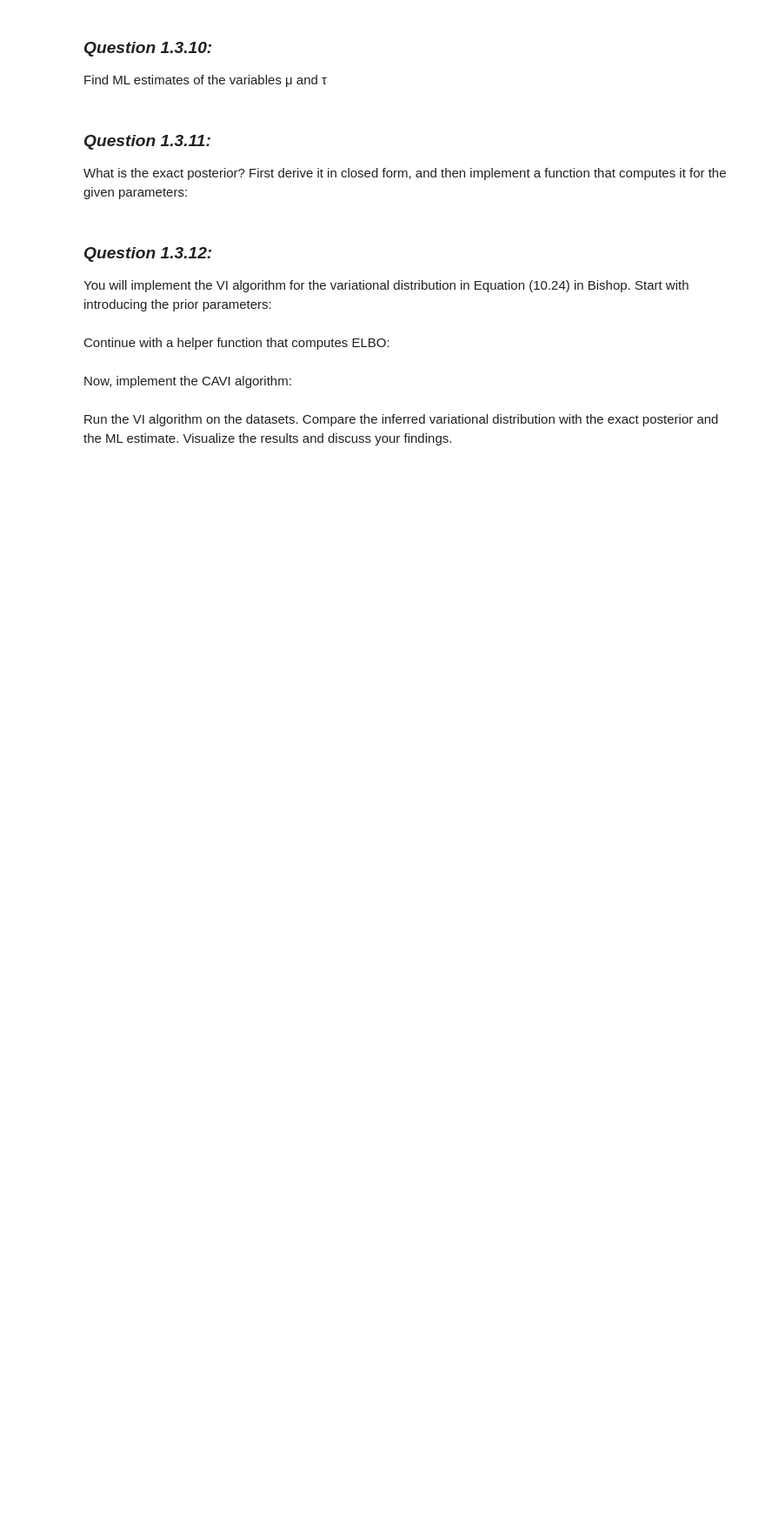
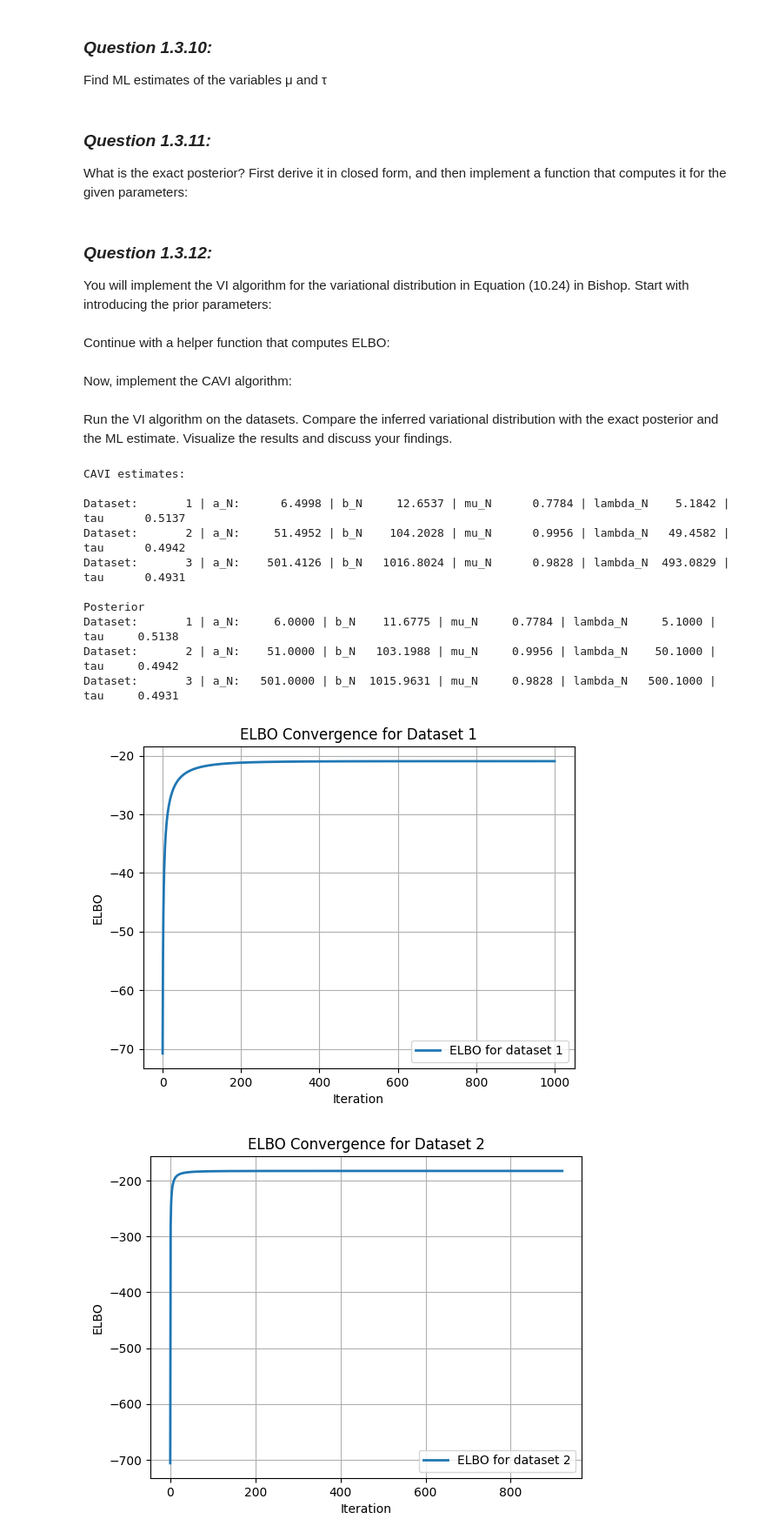
Before and after one commit to freds126/ML_avancerad, a Jupyter notebook: 1E-CAVI-HT25.ipynb, the cells around one changed output. Shown: that part at 87% size. Cells and saved outputs as stored; diff of their text form; code cells hidden in the pictures; blank space fills up the shorter version.

```diff
--- a/1E-CAVI-HT25.ipynb
+++ b/1E-CAVI-HT25.ipynb
@@ -72,8 +72,8 @@ def compute_exact_posterior(D, a_0, b_0, mu_0, lambda_0):
     N = len(D)
     a_N = a_0 + N/2
     b_N = b_0 + 1/2*(N*np.var(D) + lambda_0*N/(lambda_0 + N)*(np.mean(D) - mu_0)**2)
-    mu_N = (lambda_0*mu_o + N*np.mean(D))/(lambda_0 + N)
-    lambda_N = lambda_0 + N
+    mu_N = (lambda_0*mu_0 + N*np.mean(D))/(lambda_0 + N)
+    lambda_N = lambda_0 + N/2
     exact_post_dist_parameters = (a_N, b_N, mu_N, lambda_N)
 
     return exact_post_dist_parameters
@@ -154,7 +154,7 @@ Now, implement the CAVI algorithm:
 def CAVI(D, a_0, b_0, mu_0, lambda_0):
     # make an initial guess for the expected value of tau
     initial_guess_exp_tau = a_0 / b_0
-    MAX_ITER = 100
+    MAX_ITER = 1000
     step_size = 0.01
     tol = 1e-6
 
@@ -171,7 +171,7 @@ def CAVI(D, a_0, b_0, mu_0, lambda_0):
 
     elbo_after_init = compute_elbo(D, a_0, b_0, mu_0, lambda_0, a_N , b_N, mu_N, lambda_N)
     # Store output per iteration
-    elbo = [elbo_after_init]
+    elbos = [elbo_after_init]
 
     # CAVI iterations ...
     for i in range(MAX_ITER):
@@ -182,15 +182,15 @@ def CAVI(D, a_0, b_0, mu_0, lambda_0):
         a_star, b_star = update_q_tau(a_0, b_0, D, mu_N, lambda_N, mu_0, lambda_0)
         a_N += step_size * (a_star - a_N)
         b_N += step_size * (b_star - b_N)
-        elbo.append(compute_elbo(D, a_0, b_0, mu_0, lambda_0, a_N , b_N, mu_N, lambda_N))
+        elbos.append(compute_elbo(D, a_0, b_0, mu_0, lambda_0, a_N , b_N, mu_N, lambda_N))
 
         a_N_out.append(a_N)
         b_N_out.append(b_N)
         mu_N_out.append(mu_N)
         lambda_N__out.append(lambda_N)
 
-        #if i > 1 and np.abs(elbo[i] - elbo[i-1]) < tol:
-         #   break
+        if i > 1 and np.abs(elbos[i] - elbos[i-1]) < tol:
+            break
         # save ELBO for each iteration, plot them afterwards to show convergence
 
 
@@ -228,24 +228,70 @@ findings.
 # %%
 # Insert your main code here
 
 
 # Example flow for dataset_2:
   ##  mu_ml, tau_ml = ML_est(dataset_2)
   ##  a_N, b_N, mu_N, lambda_N, elbos = CAVI(dataset_2, a_0, b_0, mu_0, lambda_0)
   ##  plot elbos, show convergence
   ##  exact_post_dist_param = compute_exact_posterior(dataset_2, a_0, b_0, mu_0, lambda_0)
   ##  compare exact_post_dist with the CAVI result ( = q(a_N, b_N, mu_N, lambda_N) ) using for ex. contour plots, show also ML estimate on this plot
+
+# main code------------------------
+
 mu = 1
 tau = 0.5
+
+# prior parameters
+mu_0 = 1.0
+lambda_0 = 0.1
+a_0 = 1.0
+b_0 = 2.0
 
 dataset_1 = generate_data(mu, tau, 10)
 dataset_2 = generate_data(mu, tau, 100)
 dataset_3 = generate_data(mu, tau, 1000)
 
+exact_posterior = []
 datasets = [dataset_1, dataset_2, dataset_3]
+print("CAVI estimates: \n")
+
 for i in range(3):
     a_N, b_N, mu_N, lambda_N, elbos = CAVI(datasets[i], a_0, b_0, mu_0, lambda_0)
 
+    print(f"Dataset: {i+1:7d} | a_N:{a_N:12.4f} | b_N{b_N:12.4f} | mu_N{mu_N:12.4f} | lambda_N{lambda_N:10.4f} | tau{a_N/b_N:12.4f}")
+    exact_posterior.append(compute_exact_posterior(datasets[i], a_0, b_0, mu_0, lambda_0))
+
     plt.figure(i)
-    plt.plot(elbos)
-    plt.show()
+    plt.plot(elbos, linewidth=2, label=f"ELBO for dataset {i+1}")
+    plt.grid(True)
+    plt.legend()
+    plt.xlabel("Iteration")
+    plt.ylabel("ELBO")
+    plt.title(f"ELBO Convergence for Dataset {i+1}")
+    plt.savefig(f"elbo_{i+1}.png", dpi=200, bbox_inches="tight")
+
+print("\nPosterior")
+for i, (aN, bN, muN, lambdaN) in enumerate(exact_posterior, start=1):
+    print(
+        f"Dataset: {i:7d} | "
+        f"a_N: {aN:10.4f} | "
+        f"b_N {bN:10.4f} | "
+        f"mu_N {muN:10.4f} | "
+        f"lambda_N {lambdaN:10.4f} | "
+        f"tau {aN /bN:10.4f}"
+    )
+
+plt.show()
+# %% [output]
+CAVI estimates:
+
+Dataset:       1 | a_N:      6.4998 | b_N     12.6537 | mu_N      0.7784 | lambda_N    5.1842 | tau      0.5137
+Dataset:       2 | a_N:     51.4952 | b_N    104.2028 | mu_N      0.9956 | lambda_N   49.4582 | tau      0.4942
+Dataset:       3 | a_N:    501.4126 | b_N   1016.8024 | mu_N      0.9828 | lambda_N  493.0829 | tau      0.4931
+
+Posterior
+Dataset:       1 | a_N:     6.0000 | b_N    11.6775 | mu_N     0.7784 | lambda_N     5.1000 | tau     0.5138
+Dataset:       2 | a_N:    51.0000 | b_N   103.1988 | mu_N     0.9956 | lambda_N    50.1000 | tau     0.4942
+Dataset:       3 | a_N:   501.0000 | b_N  1015.9631 | mu_N     0.9828 | lambda_N   500.1000 | tau     0.4931
+[figure, added]
+[figure, added]
```
Also changed, not shown: parts of 1 cell of this notebook, 3 other files.
